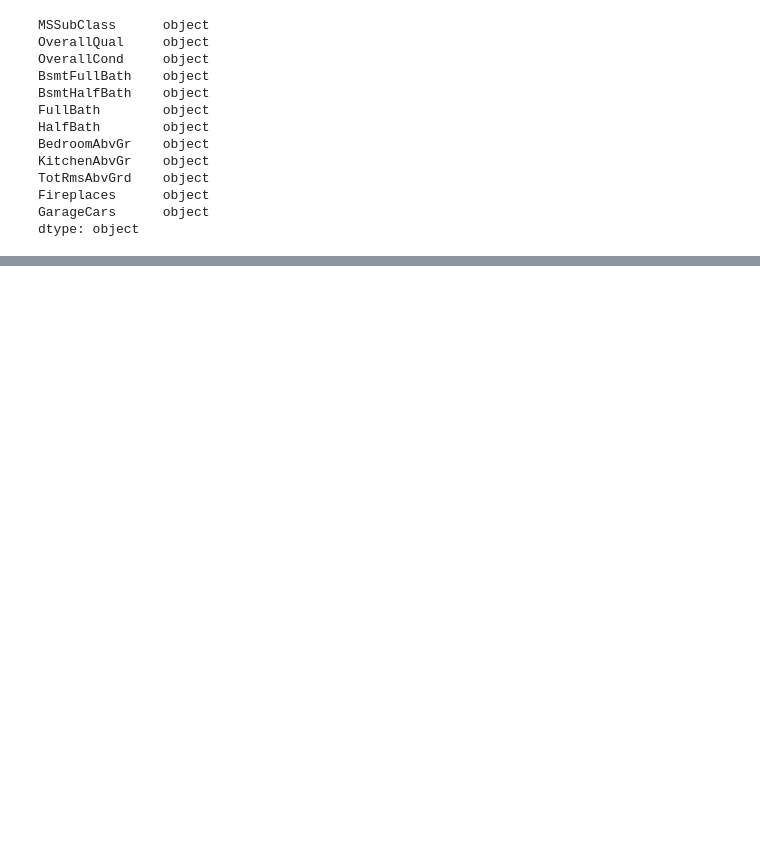
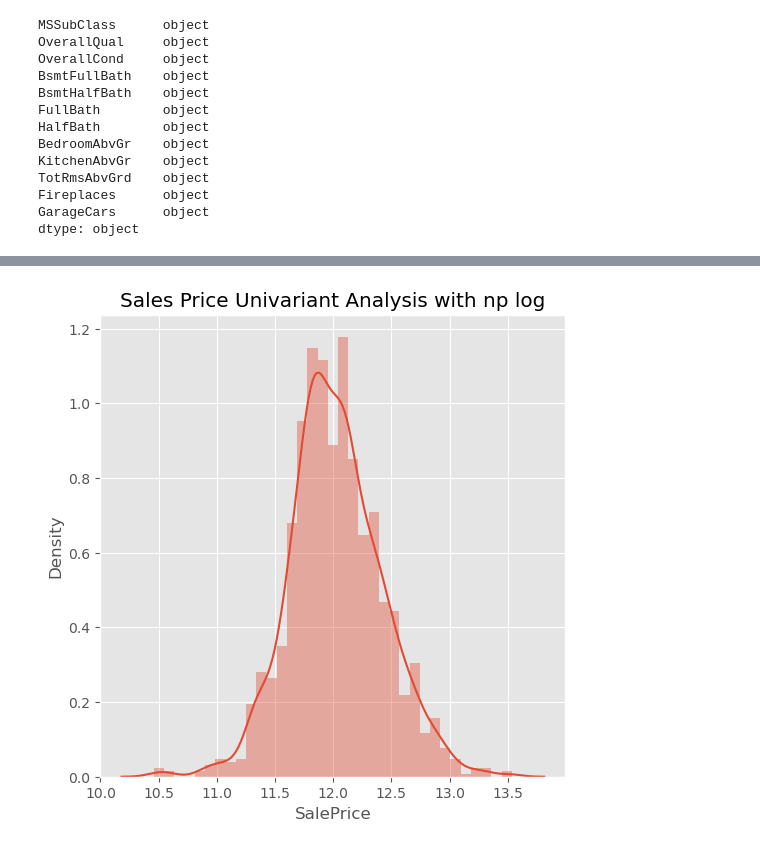
Before and after one commit to mohsin-tariq/HousingSaleCaseStudy, a Jupyter notebook: HousingSaleCaseStudy.ipynb, the cells around one changed output, grey strips where cells are left out. Saved outputs shown, nothing was run; the diff lists cells and outputs as text; code cells hidden in the pictures; blank space fills up the shorter version.

```diff
--- a/HousingSaleCaseStudy.ipynb
+++ b/HousingSaleCaseStudy.ipynb
@@ -305,0 +375,8 @@ df.shape
+# %%
+# Univariant Analysis with np log
+plt.figure(figsize=[6,6])
+sns.distplot(np.log(df['SalePrice']))
+plt.title('Sales Price Univariant Analysis with np log')
+plt.show()
+# %% [output]
+[figure, added]
```
Also changed, not shown: parts of 93 cells of this notebook, 2 other files.
